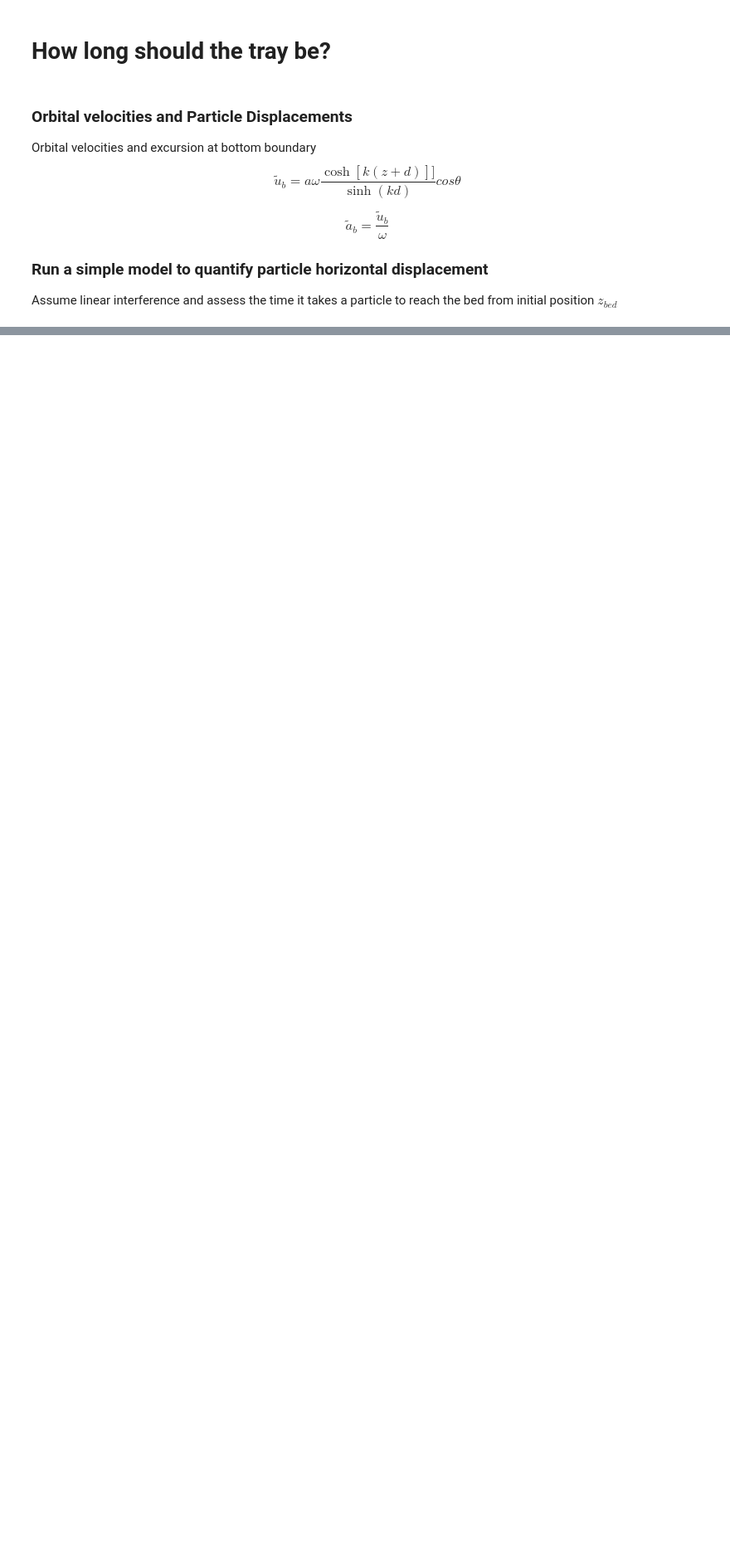
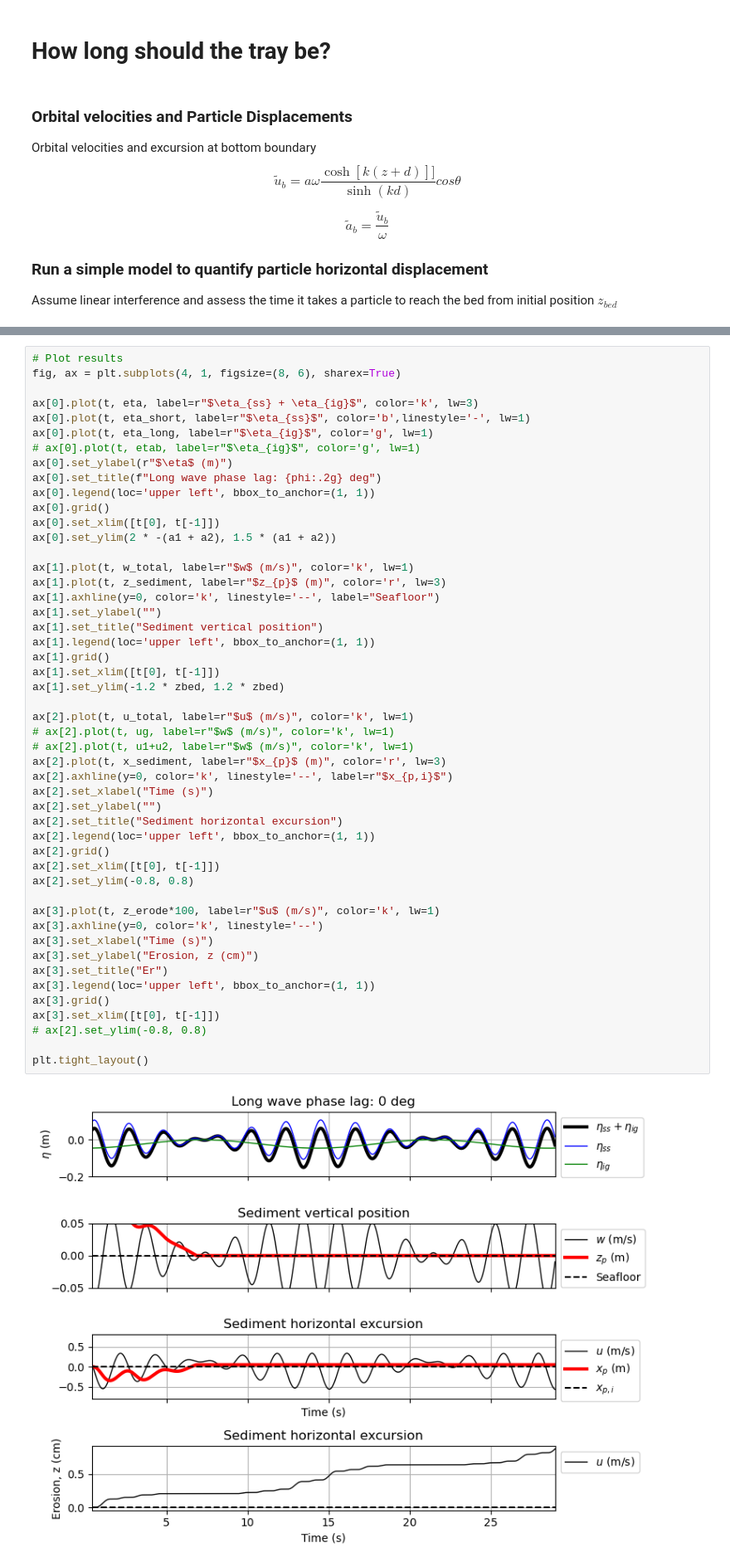
Before and after one commit to chegermiller/sedcolab-stone, a Jupyter notebook: lab-scaling/sediment_tray.ipynb, the cells around one changed output, grey strips where cells are left out. Shown at 83% size. Saved outputs shown, nothing was run; the diff lists cells and outputs as text; blank space fills up the shorter version.

```diff
--- a/lab-scaling/sediment_tray.ipynb
+++ b/lab-scaling/sediment_tray.ipynb
@@ -454,3 +514,54 @@ $$
+# %%
+# Plot results
+fig, ax = plt.subplots(4, 1, figsize=(8, 6), sharex=True)
+
+ax[0].plot(t, eta, label=r"$\eta_{ss} + \eta_{ig}$", color='k', lw=3)
+ax[0].plot(t, eta_short, label=r"$\eta_{ss}$", color='b',linestyle='-', lw=1)
+ax[0].plot(t, eta_long, label=r"$\eta_{ig}$", color='g', lw=1)
+# ax[0].plot(t, etab, label=r"$\eta_{ig}$", color='g', lw=1)
+ax[0].set_ylabel(r"$\eta$ (m)")
+ax[0].set_title(f"Long wave phase lag: {phi:.2g} deg")
+ax[0].legend(loc='upper left', bbox_to_anchor=(1, 1))
+ax[0].grid()
+ax[0].set_xlim([t[0], t[-1]])
+ax[0].set_ylim(2 * -(a1 + a2), 1.5 * (a1 + a2))
+
+ax[1].plot(t, w_total, label=r"$w$ (m/s)", color='k', lw=1)
+ax[1].plot(t, z_sediment, label=r"$z_{p}$ (m)", color='r', lw=3)
+ax[1].axhline(y=0, color='k', linestyle='--', label="Seafloor")
+ax[1].set_ylabel("")
+ax[1].set_title("Sediment vertical position")
+ax[1].legend(loc='upper left', bbox_to_anchor=(1, 1))
+ax[1].grid()
+ax[1].set_xlim([t[0], t[-1]])
+ax[1].set_ylim(-1.2 * zbed, 1.2 * zbed)
+
+ax[2].plot(t, u_total, label=r"$u$ (m/s)", color='k', lw=1)
+# ax[2].plot(t, ug, label=r"$w$ (m/s)", color='k', lw=1)
+# ax[2].plot(t, u1+u2, label=r"$w$ (m/s)", color='k', lw=1)
+ax[2].plot(t, x_sediment, label=r"$x_{p}$ (m)", color='r', lw=3)
+ax[2].axhline(y=0, color='k', linestyle='--', label=r"$x_{p,i}$")
+ax[2].set_xlabel("Time (s)")
+ax[2].set_ylabel("")
+ax[2].set_title("Sediment horizontal excursion")
+ax[2].legend(loc='upper left', bbox_to_anchor=(1, 1))
+ax[2].grid()
+ax[2].set_xlim([t[0], t[-1]])
+ax[2].set_ylim(-0.8, 0.8)
+
+ax[3].plot(t, z_erode*100, label=r"$u$ (m/s)", color='k', lw=1)
+ax[3].axhline(y=0, color='k', linestyle='--')
+ax[3].set_xlabel("Time (s)")
+ax[3].set_ylabel("Erosion, z (cm)")
+ax[3].set_title("Er")
+ax[3].legend(loc='upper left', bbox_to_anchor=(1, 1))
+ax[3].grid()
+ax[3].set_xlim([t[0], t[-1]])
+# ax[2].set_ylim(-0.8, 0.8)
+
+plt.tight_layout()
+# %% [output]
+[figure, added]
 # %%
 # Compute long wave parameters
 Tg = 1 / (f1 - f2)  # Group period
```
Also changed, not shown: parts of 15 cells of this notebook, 1 other file.
